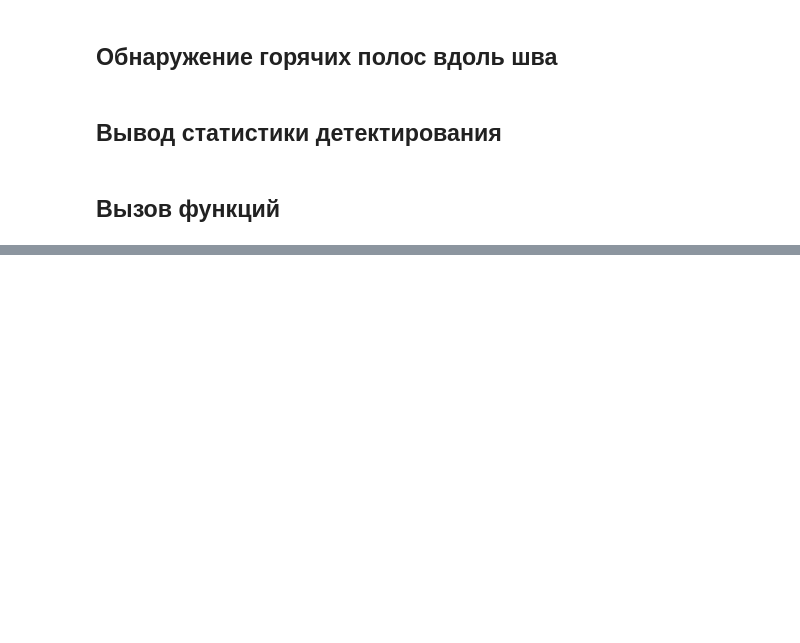
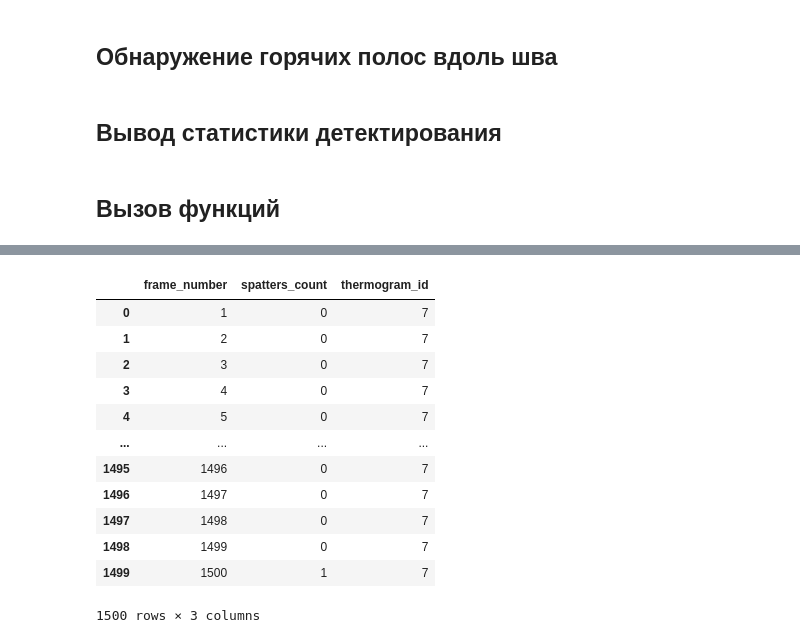
Before and after one commit to gvo104/Termogramm_My, a Jupyter notebook: bezumie.ipynb, the cells around one changed output, grey strips where cells are left out. Saved outputs shown, nothing was run; the diff lists cells and outputs as text; code cells hidden in the pictures; blank space fills up the shorter version.

```diff
--- a/bezumie.ipynb
+++ b/bezumie.ipynb
@@ -945,10 +953,10 @@ for ptw in tqdm(ptws, total=len(ptws)):
 ## Задаем файл с кадрами
 # %%
 # Номер термограммы
-n = 8
+thermogram_id = 7
 
-output_path = f'num_py_convert_new/filtered/thermogram_{n}_filtered.npy'
-file_path = f'num_py_convert_new/thermogram_{n}.npy'
+output_path = f'num_py_convert_new/filtered/thermogram_{thermogram_id}_filtered.npy'
+file_path = f'num_py_convert_new/thermogram_{thermogram_id}.npy'
 
 frames = np.load(file_path)
 # %%
@@ -2126,0 +2153,46 @@ show_video_with_detections(
+# %%
+def create_spatters_count_dataframe(cleaned_spatters, thermogram_id=thermogram_id):
+    """
+    Создает датафрейм с количеством брызг на каждый кадр
+
+    Args:
+        cleaned_spatters: список массивов брызг по кадрам
+        thermogram_id: номер термограммы (опционально)
+
+    Returns:
+        DataFrame с колонками ['frame_number', 'spatters_count']
+    """
+
+    # Создаем список с количеством брызг на каждый кадр
+    spatters_count = [len(frame_spatters) for frame_spatters in cleaned_spatters]
+
+    # Создаем датафрейм
+    df = pd.DataFrame({
+        'frame_number': range(1, len(cleaned_spatters) + 1),
+        'spatters_count': spatters_count
+    })
+
+    # Добавляем ID термограммы если указан
+    if thermogram_id is not None:
+        df['thermogram_id'] = thermogram_id
+
+    return df
+
+# Использование:
+df_spatters = create_spatters_count_dataframe(cleaned_spatters)
+# %%
+df_spatters
+# %% [output]
+|  | frame_number | spatters_count | thermogram_id |
+| 0 | 1 | 0 | 7 |
+| 1 | 2 | 0 | 7 |
+| 2 | 3 | 0 | 7 |
+| 3 | 4 | 0 | 7 |
+| 4 | 5 | 0 | 7 |
+| ... | ... | ... | ... |
+| 1495 | 1496 | 0 | 7 |
+| 1496 | 1497 | 0 | 7 |
+| 1497 | 1498 | 0 | 7 |
+| 1498 | 1499 | 0 | 7 |
+| 1499 | 1500 | 1 | 7 |
+1500 rows × 3 columns
```
Also changed, not shown: parts of 7 cells of this notebook.
